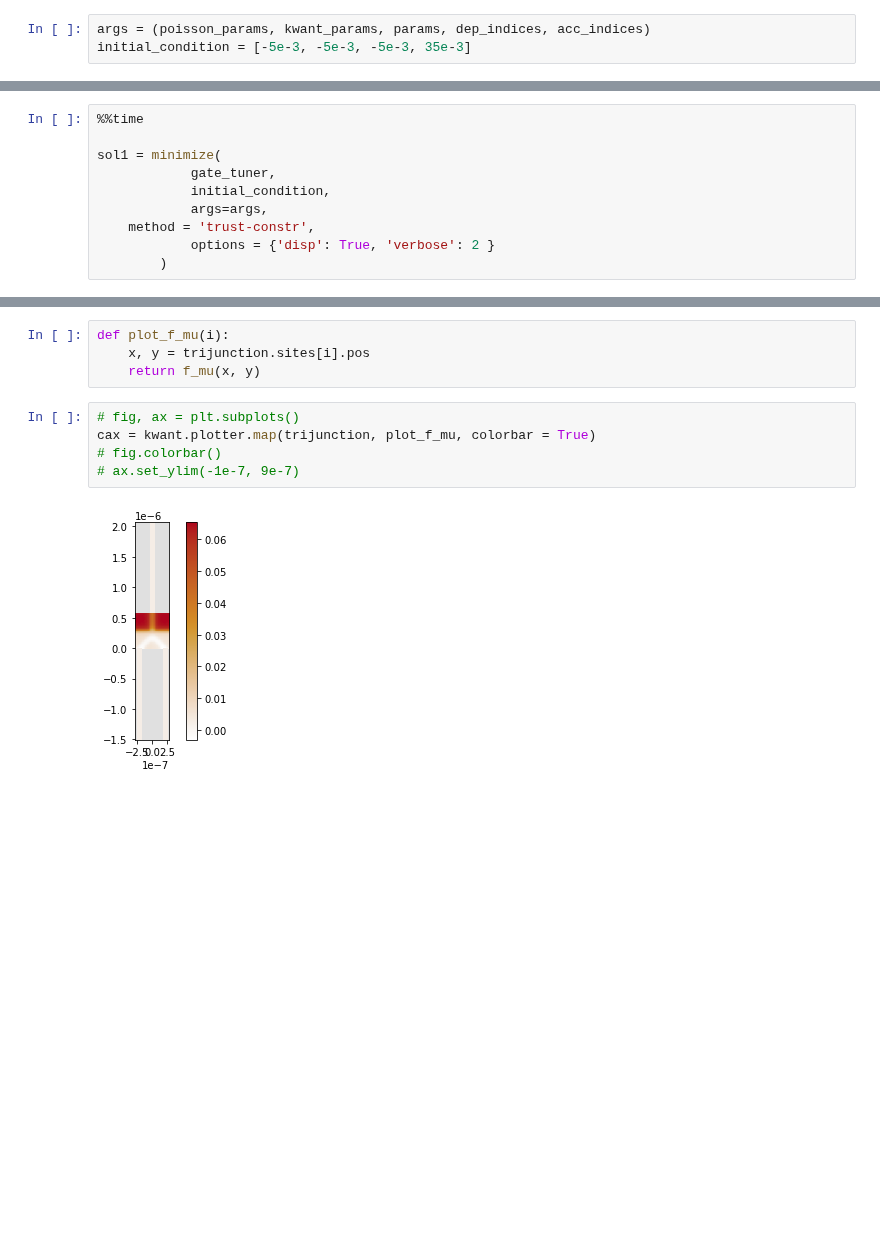
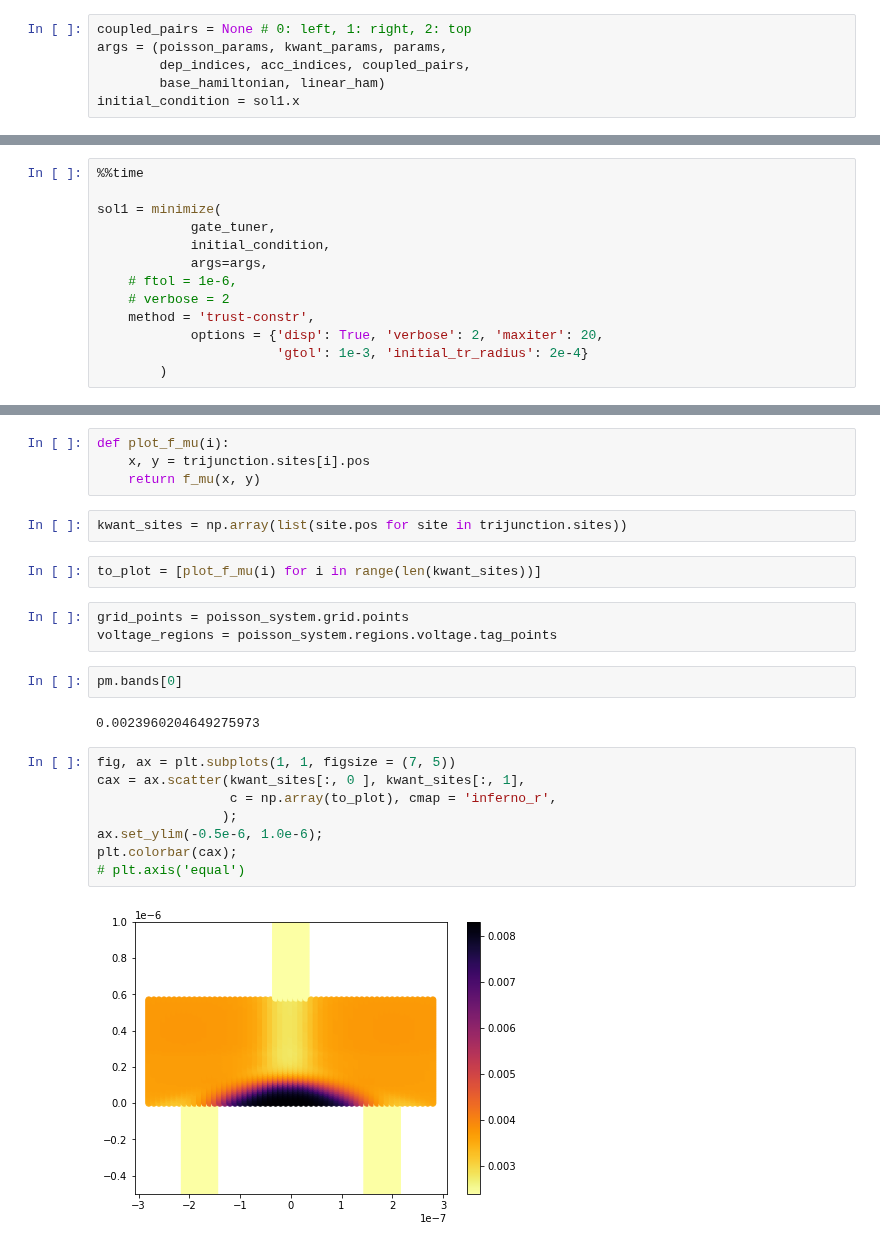
Before and after one commit to Satin21/Trijunction, a Jupyter notebook: analysis/Y.ipynb, the cells around one changed output, grey strips where cells are left out. Saved outputs shown, nothing was run; the diff lists cells and outputs as text; blank space fills up the shorter version.

```diff
--- a/analysis/Y.ipynb
+++ b/analysis/Y.ipynb
@@ -698,5 +663,8 @@ def gate_tuner(x, *argv):
 # %%
 params = pm.junction_parameters(m_nw=[mu, mu, mu], m_qd=0)
 # %%
-args = (poisson_params, kwant_params, params, dep_indices, acc_indices)
-initial_condition = [-5e-3, -5e-3, -5e-3, 35e-3]
+coupled_pairs = None # 0: left, 1: right, 2: top
+args = (poisson_params, kwant_params, params,
+        dep_indices, acc_indices, coupled_pairs,
+        base_hamiltonian, linear_ham)
+initial_condition = sol1.x
@@ -709,7 +681,10 @@ sol1 = minimize(
             gate_tuner,
             initial_condition,
             args=args,
+    # ftol = 1e-6,
+    # verbose = 2
     method = 'trust-constr',
-            options = {'disp': True, 'verbose': 2 }
+            options = {'disp': True, 'verbose': 2, 'maxiter': 20,
+                       'gtol': 1e-3, 'initial_tr_radius': 2e-4}
         )
 # %% [output]
@@ -770,10 +748,24 @@ f_mu = f_params(**params)['mu']
 def plot_f_mu(i):
     x, y = trijunction.sites[i].pos
     return f_mu(x, y)
+# %%
+kwant_sites = np.array(list(site.pos for site in trijunction.sites))
+# %%
+to_plot = [plot_f_mu(i) for i in range(len(kwant_sites))]
+# %%
+grid_points = poisson_system.grid.points
+voltage_regions = poisson_system.regions.voltage.tag_points
+# %%
+pm.bands[0]
+# %% [output]
+0.0023960204649275973
 # %%
-# fig, ax = plt.subplots()
-cax = kwant.plotter.map(trijunction, plot_f_mu, colorbar = True)
-# fig.colorbar()
-# ax.set_ylim(-1e-7, 9e-7)
+fig, ax = plt.subplots(1, 1, figsize = (7, 5))
+cax = ax.scatter(kwant_sites[:, 0 ], kwant_sites[:, 1],
+                 c = np.array(to_plot), cmap = 'inferno_r',
+                );
+ax.set_ylim(-0.5e-6, 1.0e-6);
+plt.colorbar(cax);
+# plt.axis('equal')
 # %% [output]
-[figure, old version]
+[figure, new version]
```
Also changed, not shown: parts of 70 cells of this notebook, 1 other file.
